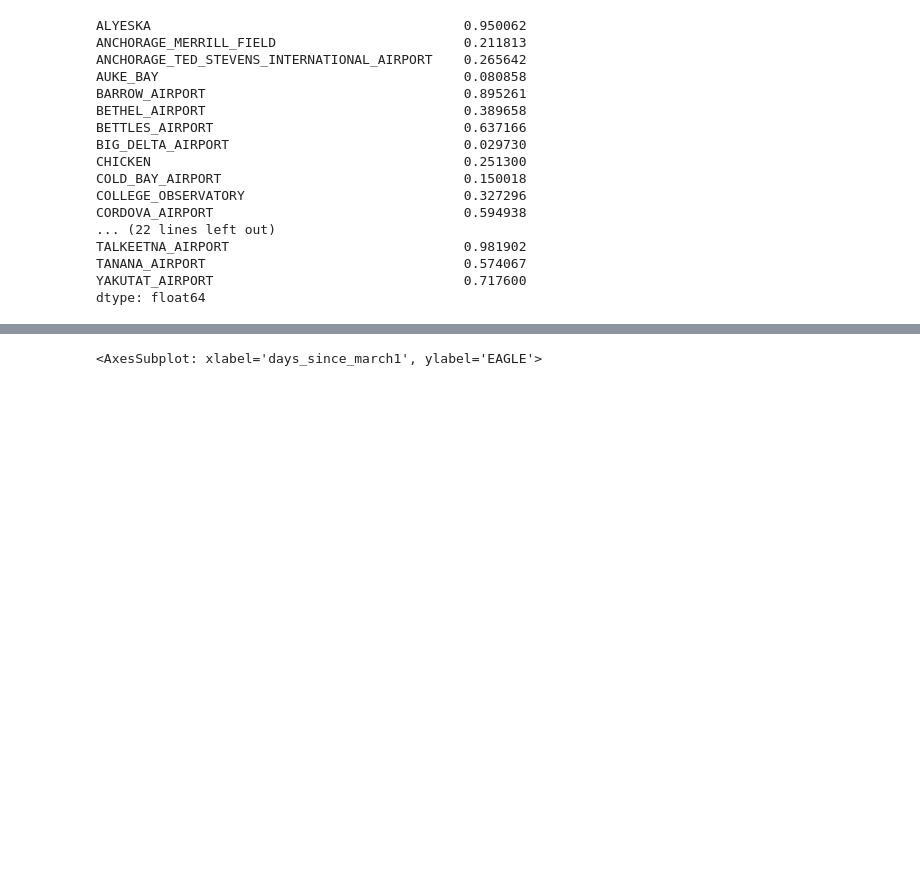
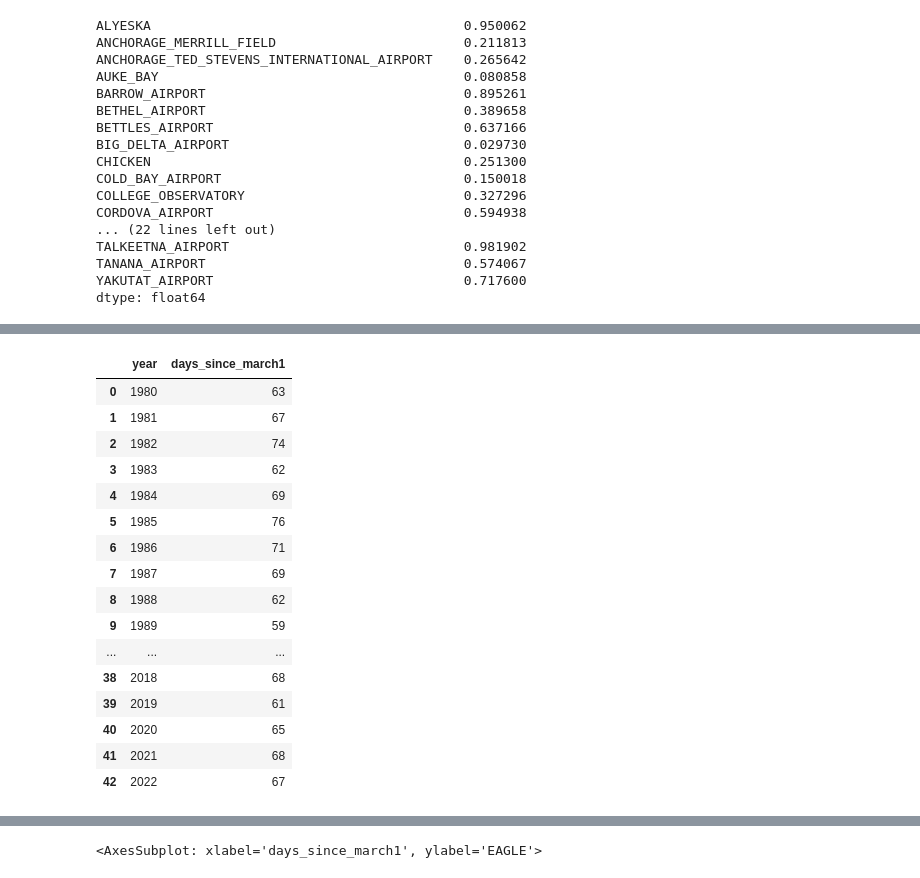
Before and after one commit to chryss/riverice, a Jupyter notebook: JupyterNotebooks/APRFC_breakupdata_correlate.ipynb, the cells around one changed output, grey strips where cells are left out. Saved outputs shown, nothing was run; the diff lists cells and outputs as text; code cells hidden in the pictures; blank space fills up the shorter version.

```diff
--- a/JupyterNotebooks/APRFC_breakupdata_correlate.ipynb
+++ b/JupyterNotebooks/APRFC_breakupdata_correlate.ipynb
@@ -225,0 +270,20 @@ dtype: float64
+# %%
+breakup[['year', 'days_since_march1']]
+# %% [output]
+|  | year | days_since_march1 |
+| 0 | 1980 | 63 |
+| 1 | 1981 | 67 |
+| 2 | 1982 | 74 |
+| 3 | 1983 | 62 |
+| 4 | 1984 | 69 |
+| 5 | 1985 | 76 |
+| 6 | 1986 | 71 |
+| 7 | 1987 | 69 |
+| 8 | 1988 | 62 |
+| 9 | 1989 | 59 |
+| ... | ... | ... |
+| 38 | 2018 | 68 |
+| 39 | 2019 | 61 |
+| 40 | 2020 | 65 |
+| 41 | 2021 | 68 |
+| 42 | 2022 | 67 |
```
Also changed, not shown: parts of 8 cells of this notebook, 1 other file.
